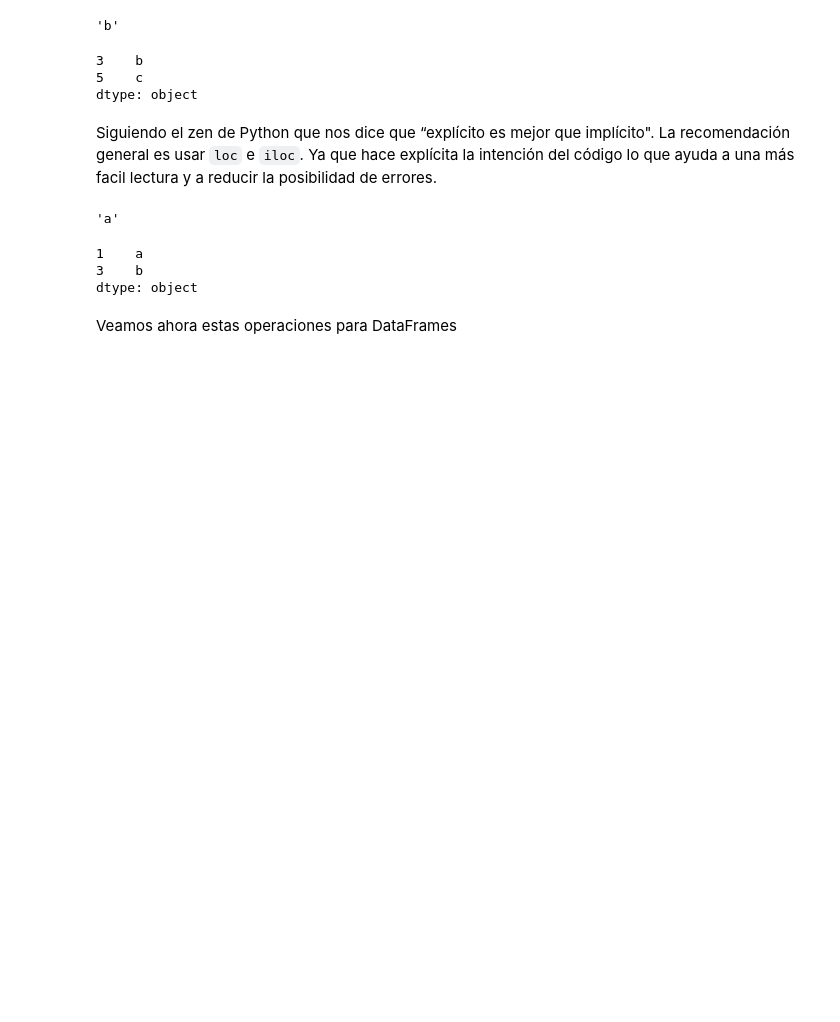
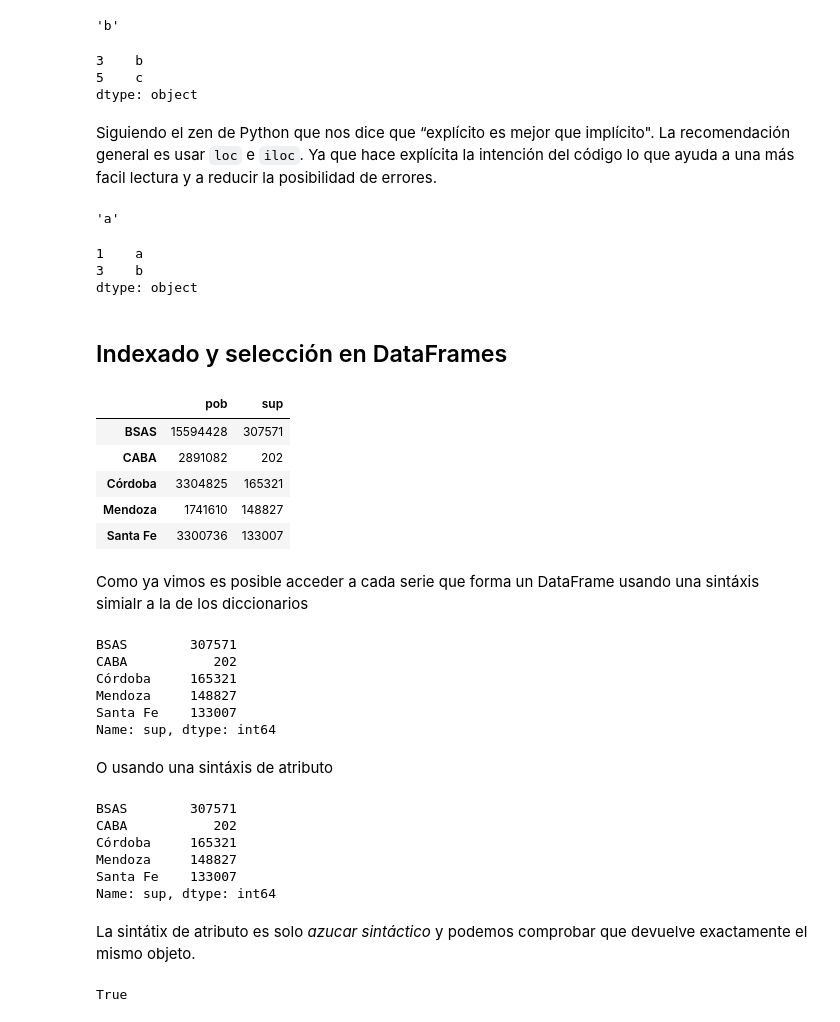
Before and after one commit to aloctavodia/intro_ciencia_de_datos, a Jupyter notebook: 03_Manipulación_de_datos_y_Pandas.ipynb, the cells around one changed output. Cells and saved outputs as stored; diff of their text form; code cells hidden in the pictures; blank space fills up the shorter version.

Commit message:
indexado

```diff
--- a/03_Manipulación_de_datos_y_Pandas.ipynb
+++ b/03_Manipulación_de_datos_y_Pandas.ipynb
@@ -753,5 +752,46 @@ datos.ix[1:3]
 1    a
 3    b
 dtype: object
-# %% [markdown]
-Veamos ahora estas operaciones para DataFrames
+# %% [markdown]
+## Indexado y selección en DataFrames
+# %%
+pob = {'BSAS':15594428,'Córdoba':3304825, 'Santa Fe':3300736, 'CABA':2891082, 'Mendoza':1741610}
+sup = {'BSAS':307571,'Córdoba':165321, 'Santa Fe':133007, 'CABA':202, 'Mendoza':148827}
+
+datos = pd.DataFrame({'sup':sup, 'pob':pob})
+datos
+# %% [output]
+|  | pob | sup |
+| BSAS | 15594428 | 307571 |
+| CABA | 2891082 | 202 |
+| Córdoba | 3304825 | 165321 |
+| Mendoza | 1741610 | 148827 |
+| Santa Fe | 3300736 | 133007 |
+# %% [markdown]
+Como ya vimos es posible acceder a cada serie que forma un DataFrame usando una sintáxis simialr a la de los diccionarios
+# %%
+datos['sup']
+# %% [output]
+BSAS        307571
+CABA           202
+Córdoba     165321
+Mendoza     148827
+Santa Fe    133007
+Name: sup, dtype: int64
+# %% [markdown]
+O usando una sintáxis de atributo
+# %%
+datos.sup
+# %% [output]
+BSAS        307571
+CABA           202
+Córdoba     165321
+Mendoza     148827
+Santa Fe    133007
+Name: sup, dtype: int64
+# %% [markdown]
+La sintátix de atributo es solo _azucar sintáctico_ y podemos comprobar que devuelve exactamente el mismo objeto.
+# %%
+datos.sup is datos['sup']
+# %% [output]
+True
```
Also changed, not shown: parts of 40 cells of this notebook.
